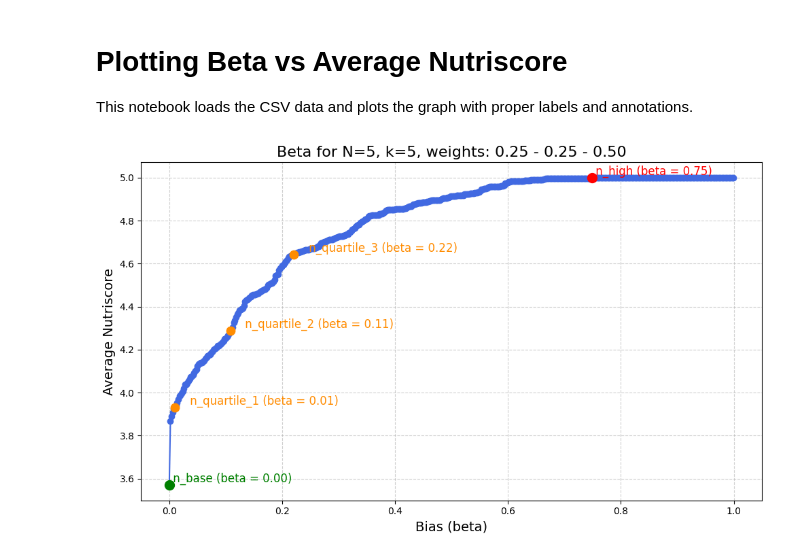
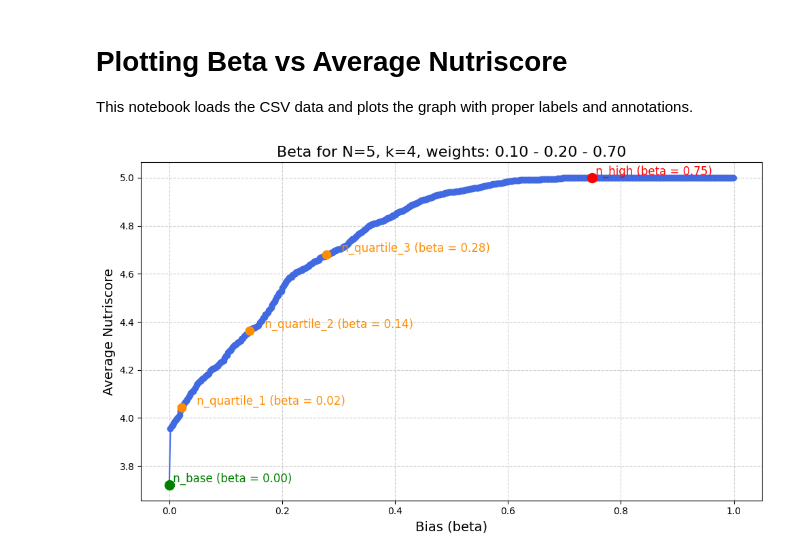
Before and after one commit to cvandekerckh/biasrec, a Jupyter notebook: scripts/plot_betas_nutriscore.ipynb, the cells around one changed output. Saved outputs shown, nothing was run; the diff lists cells and outputs as text; code cells hidden in the pictures.

```diff
--- a/scripts/plot_betas_nutriscore.ipynb
+++ b/scripts/plot_betas_nutriscore.ipynb
@@ -26,32 +26,32 @@ plt.plot(betas, n_avg, marker='o', linestyle='-', color='royalblue')
 # Labels and title
 plt.xlabel('Bias (beta)', fontsize=14)
 plt.ylabel('Average Nutriscore', fontsize=14)
-plt.title('Beta for N=5, k=5, weights: 0.25 - 0.25 - 0.50', fontsize=16)
+plt.title('Beta for N=5, k=4, weights: 0.10 - 0.20 - 0.70', fontsize=16)
 
 # Annotate n_base and n_high
 plt.scatter(betas[n_avg.idxmin()], n_base, color='green', s=100, zorder=5)
 plt.scatter(betas[n_avg.idxmax()], n_high, color='red', s=100, zorder=5)
 plt.text(betas[n_avg.idxmin()], n_base, f' n_base (beta = {betas[n_avg.idxmin():].iloc[0]:.2f})', verticalalignment='bottom', fontsize=12, color='green')
 plt.text(betas[n_avg.idxmax()], n_high, f' n_high (beta = {betas[n_avg.idxmax():].iloc[0]:.2f})', verticalalignment='bottom', fontsize=12, color='red')
 
 # Define intermediate points (quartiles)
 quartiles = np.linspace(n_base, n_high, 5)[1:-1]  # 3 points inside
 quartile_labels = ['n_quartile_1', 'n_quartile_2', 'n_quartile_3']
 
 # For each quartile, find closest point and display beta value
 for q_value, label in zip(quartiles, quartile_labels):
     idx_closest = (np.abs(n_avg - q_value)).idxmin()
     plt.scatter(betas[idx_closest], n_avg[idx_closest], color='darkorange', s=80, zorder=5)  # Darker orange
     plt.text(betas[idx_closest] + 0.02, n_avg[idx_closest], f' {label} (beta = {betas[idx_closest]:.2f})', verticalalignment='bottom', fontsize=12, color='darkorange')
 
 # Style
 plt.grid(True, linestyle='--', alpha=0.6)
 plt.tight_layout()
 
 # Save the figure
 plt.savefig('../data/fucam/out/beta_vs_nutriscore_plot.png', dpi=300)
 
 # Show plot
 plt.show()
 # %% [output]
-[figure, old version]
+[figure, new version]
```
Also changed, not shown: 27 other files.
